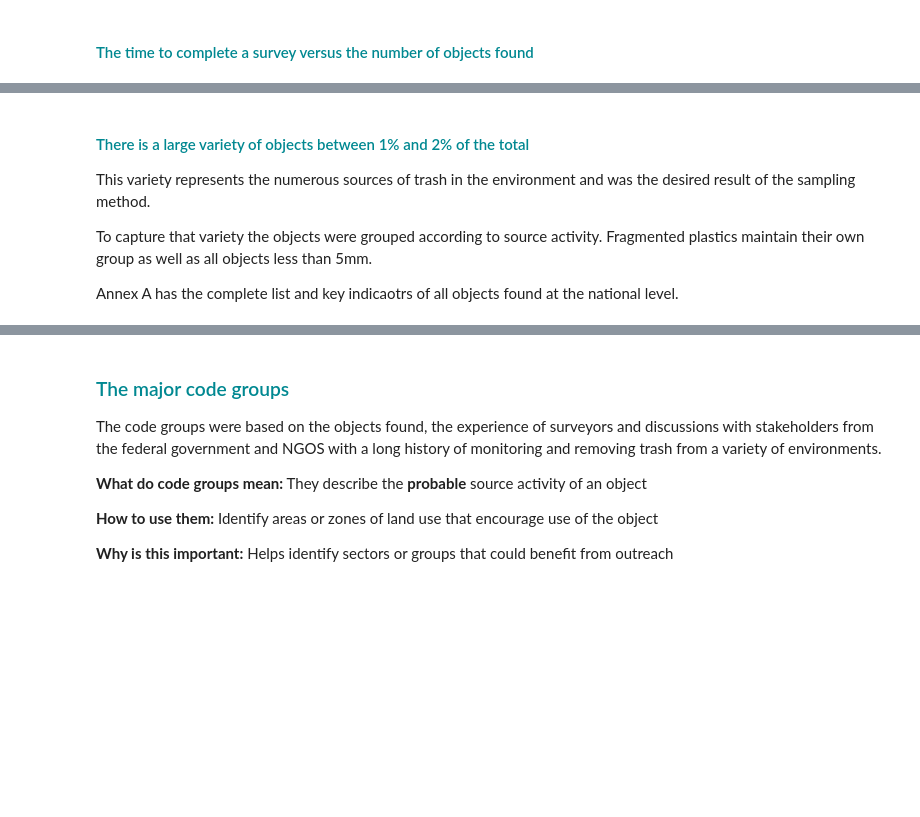
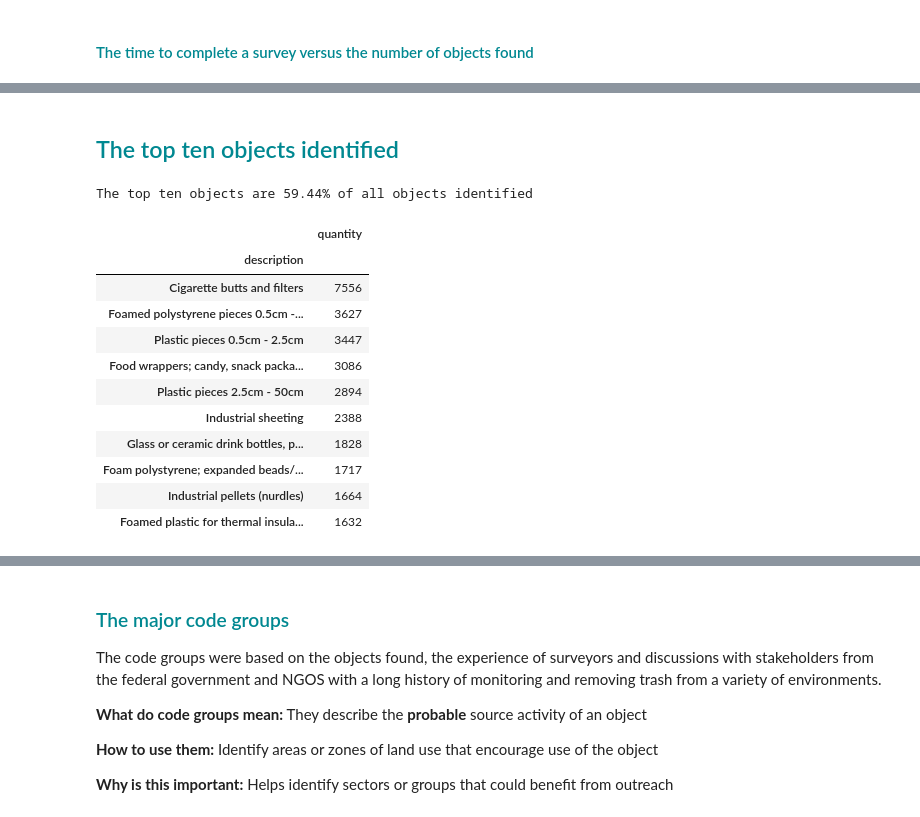
Before and after one commit to hammerdirt-analyst/iqals, a Jupyter notebook: use_a_class.ipynb, the cells around one changed output, grey strips where cells are left out. Drawn from its saved outputs; the diff is of its cells as text; code cells hidden in the pictures; blank space fills up the shorter version.

```diff
--- a/use_a_class.ipynb
+++ b/use_a_class.ipynb
@@ -741,8 +446,0 @@ plt.close()
-# %% [markdown]
-#### <span style="color:#008891">There is a large variety of objects between 1% and 2% of the total</span>
-
-This variety represents the numerous sources of trash in the environment and was the desired result of the sampling method.
-
-To capture that variety the objects were grouped according to source activity. Fragmented plastics maintain their own group as well as all objects less than 5mm.
-
-Annex A has the complete list and key indicaotrs of all objects found at the national level.
@@ -748,0 +472,68 @@ Annex A has the complete list and key indicaotrs of all objects found at the nat
+# %% [markdown]
+## <span style="color:#008891">The top ten objects identified</span>
+# %%
+# note all records where quantity is > 0
+a_data['fail'] = a_data.quantity > 0
+w_bassin_total = a_data.groupby('river_bassin').quantity.sum()
+
+# get the list of codes by quantity
+national_topten= a.code_totals.sort_values(ascending=False)
+
+# take first ten records after sorting
+national_topten_codes = national_topten.index[:10]
+
+# grab the data from the survey results:
+top_ten_national = a_data[a_data.code.isin(national_topten_codes)][['code', 'quantity', 'fail', 'pcs_m', 'loc_date']].copy()
+
+# add descriptive and categorical variables:
+top_ten_national['material'] = top_ten_national.code.map(lambda x: material_map.loc[x])
+top_ten_national['description'] = top_ten_national.code.map(lambda x: desc_map.loc[x])
+
+
+# agg the values from the survey data
+# there is a convenience method for this
+# the groups and the level where quantity is calculated:
+groups = {'quantity_level':'code', 'columns':['code', 'description']}
+
+# the columns to aggregate
+aggs = {'pcs_m':'mean', 'quantity':'sum', 'fail':'sum', 'loc_date':'nunique'}
+
+# columns divided by other columns
+rates = [
+    {'rate_name':'fail rate','columns':{'this':'fail', 'over_that':'loc_date'}},
+    {'rate_name':'% of total', 'columns':{'this':'quantity', 'over_that':'feature_total'}},
+]
+
+# product of two columns
+products = [
+     {'rate_name':'rating', 'columns':{'this':'pcs_m', 'times_that':'fail rate'}}
+]
+
+# method that returns the project total total:
+def get_the_project_total(x , adf):
+    return  adf.quantity.sum()
+
+# calculate the fail rate and % of total for each code:
+top_ten_agg = calculate_rates(top_ten_national, feature_total_map=get_the_project_total, feature_map=a_data,groups=groups, aggs=aggs, rates=rates, products=products)
+
+# for display purposes make the description the index
+top_ten_agg.set_index('description', inplace=True)
+print(F"\nThe top ten objects are {round((top_ten_agg.quantity.sum()/num_obj)*100, 2)}% of all objects identified\n")
+
+# print(F"\nthe top ten objects identified from all survey data, by quantity:\n\n")
+tt_agg = top_ten_agg[['quantity']].sort_values(by='quantity', ascending=False).round(2)
+tt_agg
+# %% [output]
+The top ten objects are 59.44% of all objects identified
+|  | quantity |
+| description |  |
+| Cigarette butts and filters | 7556 |
+| Foamed polystyrene pieces 0.5cm -... | 3627 |
+| Plastic pieces 0.5cm - 2.5cm | 3447 |
+| Food wrappers; candy, snack packa... | 3086 |
+| Plastic pieces 2.5cm - 50cm | 2894 |
+| Industrial sheeting | 2388 |
+| Glass or ceramic drink bottles, p... | 1828 |
+| Foam polystyrene; expanded beads/... | 1717 |
+| Industrial pellets (nurdles) | 1664 |
+| Foamed plastic for thermal insula... | 1632 |
```
Also changed, not shown: parts of 78 cells of this notebook, 2 other files.
